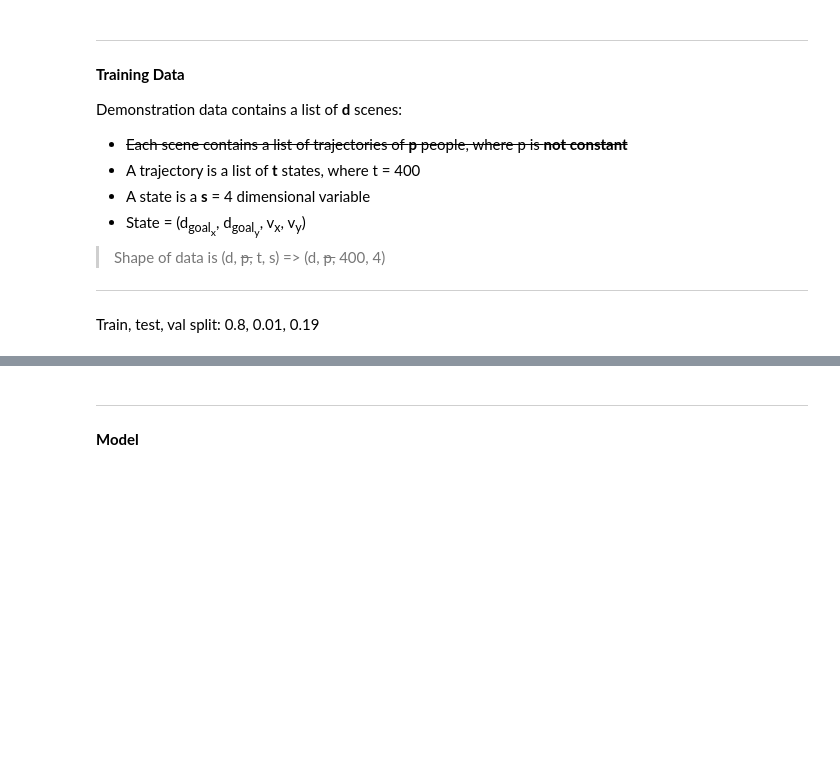
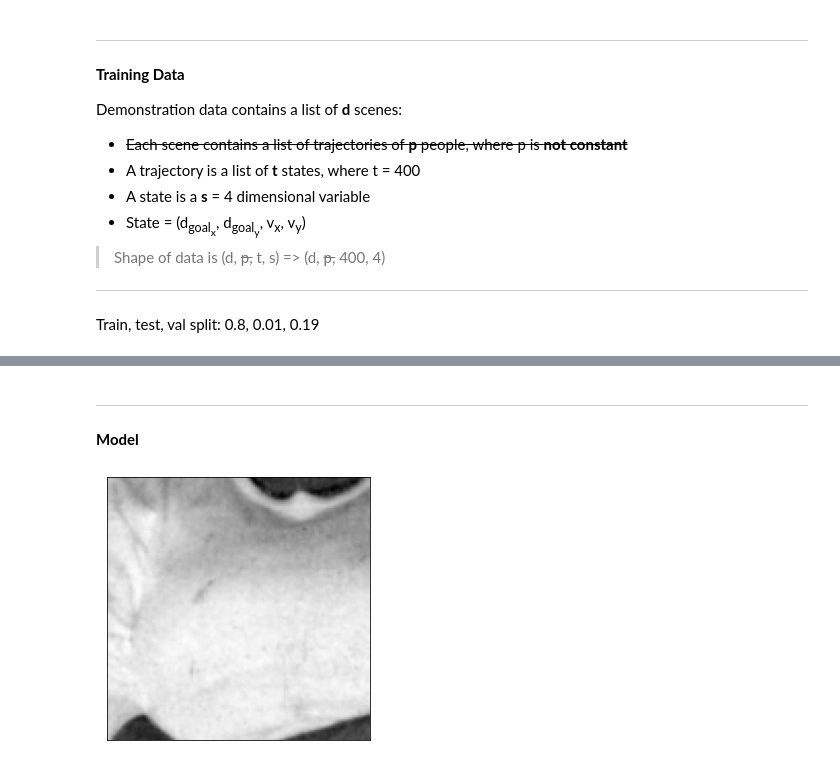
Before and after one commit to yildirimyigit/snWcnp, a Jupyter notebook: scripts/SNwCNP.ipynb, the cells around one changed output, grey strips where cells are left out. Drawn from its saved outputs; the diff is of its cells as text; code cells hidden in the pictures; blank space fills up the shorter version.

```diff
--- a/scripts/SNwCNP.ipynb
+++ b/scripts/SNwCNP.ipynb
@@ -96,6 +96,3 @@ def sample_training_batch():
     targetX, targetY = rand_traj[observation_indices[-1], :], rand_out[observation_indices[-1], :]
 
     return observations, targetX, targetY
-# %% [markdown]
----
-**Model**
@@ -111,0 +99,3 @@ class CNP(nn.module):
+# %% [markdown]
+---
+**Model**
@@ -111,0 +126,36 @@ class CNP(nn.module):
+# %%
+from PIL import Image
+import torchvision.transforms as T
+
+
+def plot(imgs, with_orig=True, row_title=None, **imshow_kwargs):
+    if not isinstance(imgs[0], list):
+        # Make a 2d grid even if there's just 1 row
+        imgs = [imgs]
+
+    num_rows = len(imgs)
+    num_cols = len(imgs[0]) + with_orig
+    fig, axs = plt.subplots(nrows=num_rows, ncols=num_cols, squeeze=False)
+    for row_idx, row in enumerate(imgs):
+        row = [orig_img] + row if with_orig else row
+        for col_idx, img in enumerate(row):
+            ax = axs[row_idx, col_idx]
+            ax.imshow(np.asarray(img), **imshow_kwargs)
+            ax.set(xticklabels=[], yticklabels=[], xticks=[], yticks=[])
+
+    if with_orig:
+        axs[0, 0].set(title='Original image')
+        axs[0, 0].title.set_size(8)
+    if row_title is not None:
+        for row_idx in range(num_rows):
+            axs[row_idx, 0].set(ylabel=row_title[row_idx])
+
+    plt.tight_layout()
+
+
+
+transform = T.Compose([T.CenterCrop(256), T.Resize(128), T.Grayscale(1), T.ToTensor()])
+image = transform(Image.open('svn_.jpg'))
+plot(image, False, cmap='gray')
+# %% [output]
+[figure, added]
```
Also changed, not shown: parts of 8 cells of this notebook.
